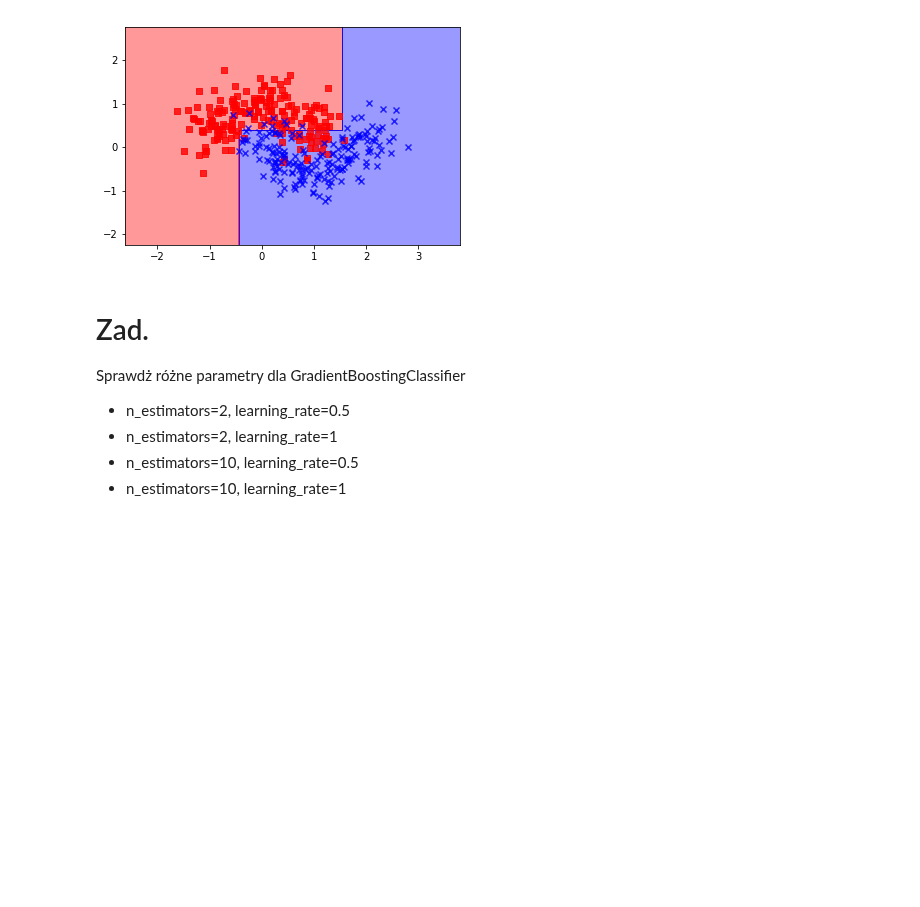
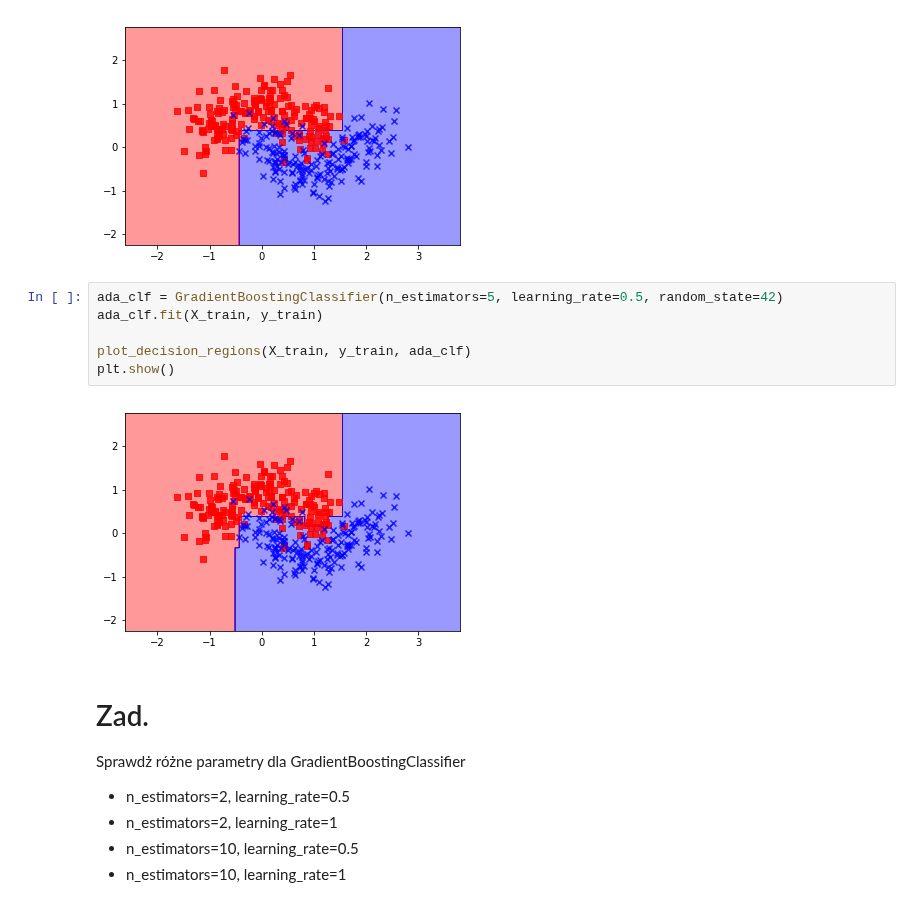
Before and after one commit to przem85/bootcamp, a Jupyter notebook: supervised_learning/D07_Z15_R_Gradient_Boosting.ipynb, the cells around one changed output. Cells and saved outputs as stored; diff of their text form; blank space fills up the shorter version.

```diff
--- a/supervised_learning/D07_Z15_R_Gradient_Boosting.ipynb
+++ b/supervised_learning/D07_Z15_R_Gradient_Boosting.ipynb
@@ -35,6 +35,14 @@ plot_decision_regions(X_train, y_train, ada_clf)
 plt.show()
 # %% [output]
 [figure]
+# %%
+ada_clf = GradientBoostingClassifier(n_estimators=5, learning_rate=0.5, random_state=42)
+ada_clf.fit(X_train, y_train)
+
+plot_decision_regions(X_train, y_train, ada_clf)
+plt.show()
+# %% [output]
+[figure, added]
 # %% [markdown]
 # Zad.
 
```
Also changed, not shown: 37 other files.
